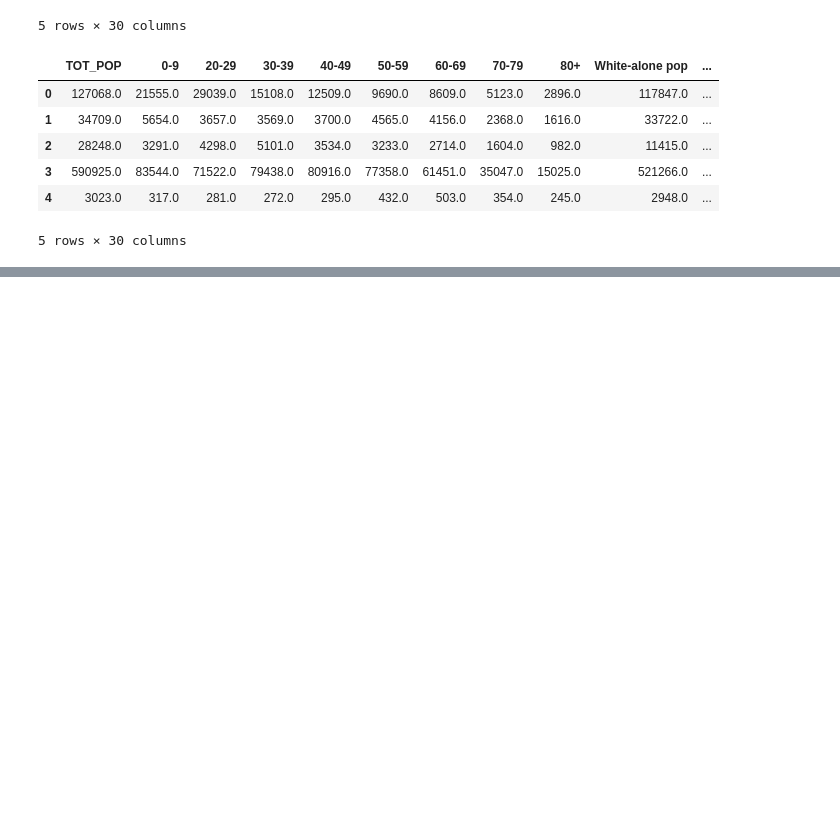
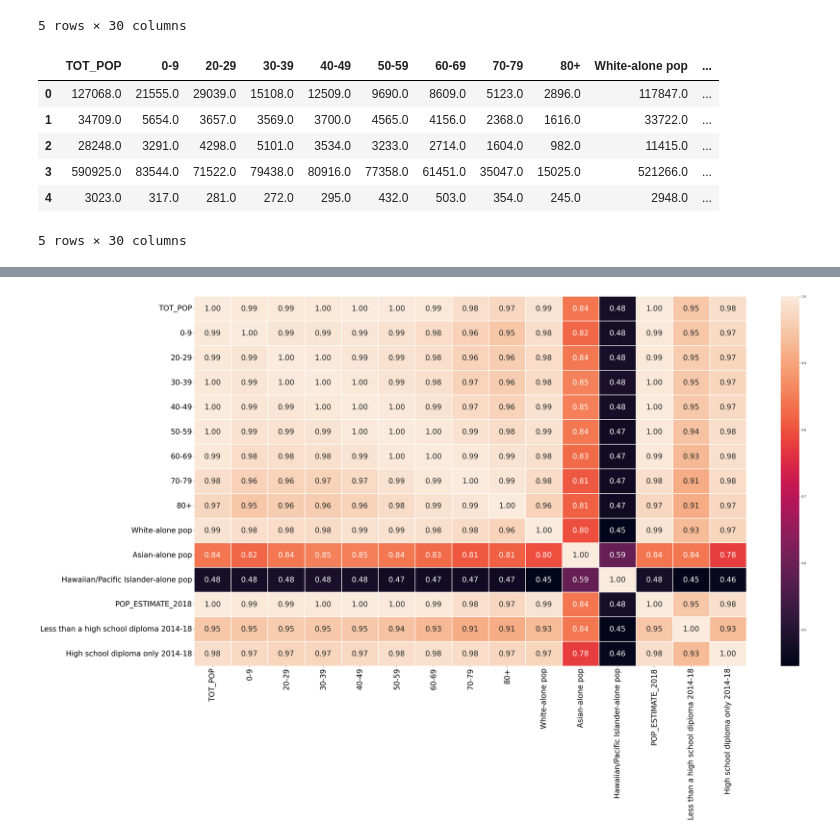
Before and after one commit to 4GeeksAcademy/Kurganova_REGULARIZED-LINEAR-REG, a Jupyter notebook: src/explore.ipynb, the cells around one changed output, grey strips where cells are left out. Drawn from its saved outputs; the diff is of its cells as text; code cells hidden in the pictures; blank space fills up the shorter version.

```diff
--- a/src/explore.ipynb
+++ b/src/explore.ipynb
@@ -324,0 +383,29 @@ plt.show()
+# %%
+import matplotlib.pyplot as plt
+import seaborn as sns
+
+
+
+# Obtener la mitad de las columnas de selected_data
+mitad_columnas = len(selected_data.columns) // 2
+selected_data_first_half = selected_data.iloc[:, :mitad_columnas]
+
+# Calcular la mitad de la longitud de selected_columns
+#mitad = len(selected_columns) // 2
+
+# Seleccionar la primera mitad de las columnas
+#selected_data1 = raw_ds[selected_columns[:mitad]]
+
+# Calcular la correlación entre las columnas seleccionadas
+correlation_matrix1 = selected_data_first_half.corr()
+
+# Visualizar la matriz de correlación usando un heatmap
+fig, axis = plt.subplots(figsize=(40, 25))
+sns.heatmap(correlation_matrix1, annot=True, fmt=".2f", linecolor='white', linewidths=1, annot_kws={"size": 25})
+
+plt.xticks(fontsize=25)
+plt.yticks(fontsize=25)
+plt.tight_layout()
+plt.show()
+# %% [output]
+[figure, added]
```
Also changed, not shown: parts of 6 cells of this notebook.
